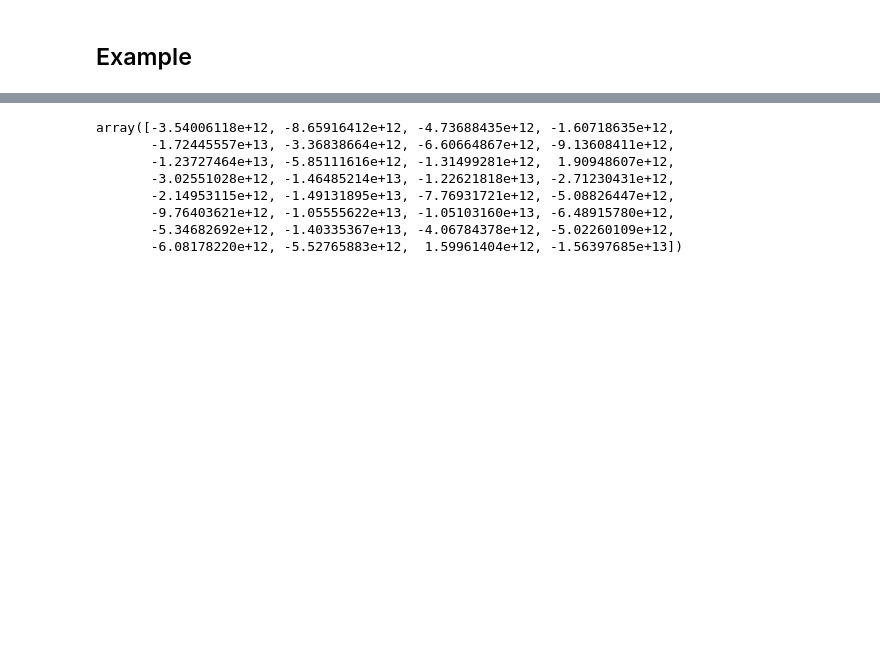
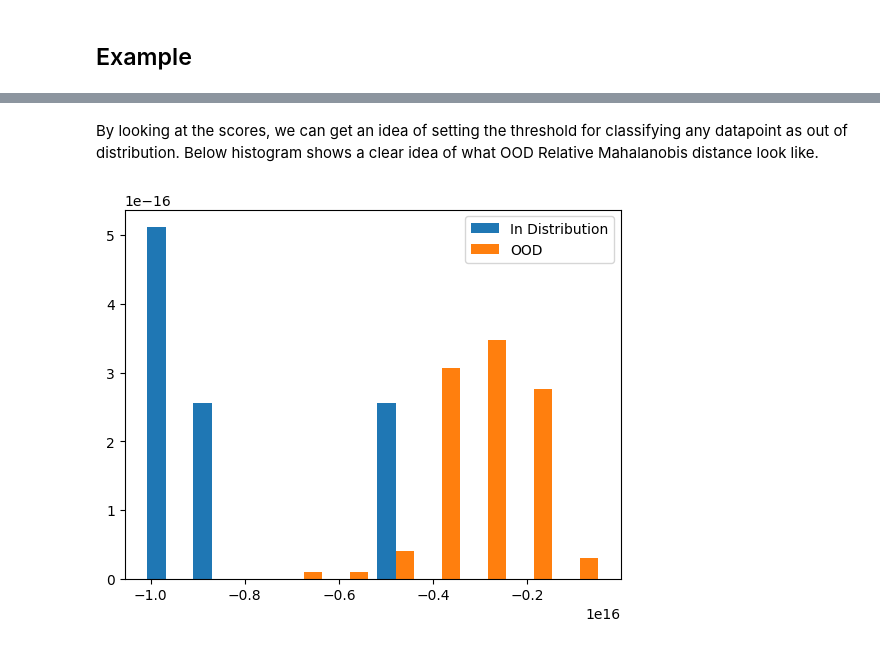
Before and after one commit to yashwiai/ood_detection, a Jupyter notebook: 00_core.ipynb, the cells around one changed output, grey strips where cells are left out. Cells and saved outputs as stored; diff of their text form; code cells hidden in the pictures; blank space fills up the shorter version.

```diff
--- a/00_core.ipynb
+++ b/00_core.ipynb
@@ -173 +195,9 @@ print(scores)
+# %% [markdown]
+By looking at the scores, we can get an idea of setting the threshold for classifying any datapoint as out of distribution. Below histogram shows a clear idea of what OOD Relative Mahalanobis distance look like.
+# %%
+plt.hist([in_distribution_rmd, ood_rmd], bins=10, density=True, label=["In Distribution", "OOD"])
+plt.legend()
+plt.show()
+# %% [output]
+[figure, added]
 # %%
@@ -176,15 +206,3 @@ test_eq(scores.ndim, 1)
-# %%
-test_embedding = np.random.uniform(size=(32, 2048)) # test embedding from different distribution
-ood.compute_rmd(test_embedding)
-# %% [output]
-array([-3.54006118e+12, -8.65916412e+12, -4.73688435e+12, -1.60718635e+12,
-       -1.72445557e+13, -3.36838664e+12, -6.60664867e+12, -9.13608411e+12,
-       -1.23727464e+13, -5.85111616e+12, -1.31499281e+12,  1.90948607e+12,
-       -3.02551028e+12, -1.46485214e+13, -1.22621818e+13, -2.71230431e+12,
-       -2.14953115e+12, -1.49131895e+13, -7.76931721e+12, -5.08826447e+12,
-       -9.76403621e+12, -1.05555622e+13, -1.05103160e+13, -6.48915780e+12,
-       -5.34682692e+12, -1.40335367e+13, -4.06784378e+12, -5.02260109e+12,
-       -6.08178220e+12, -5.52765883e+12,  1.59961404e+12, -1.56397685e+13])
 # %%
 #| hide
 import nbdev; nbdev.nbdev_export()
```
Also changed, not shown: parts of 15 cells of this notebook, 4 other files.
